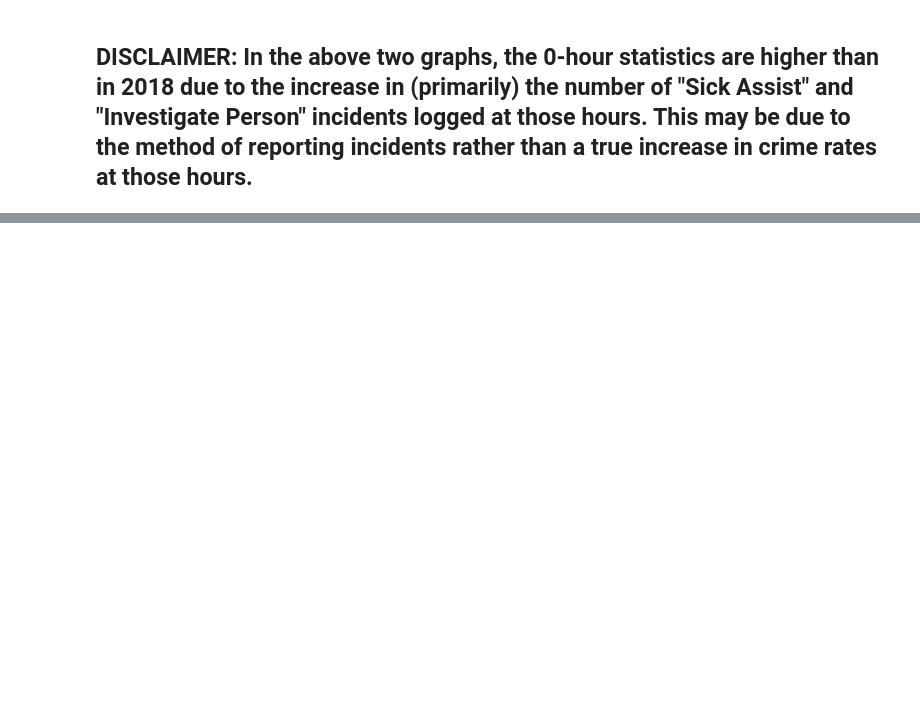
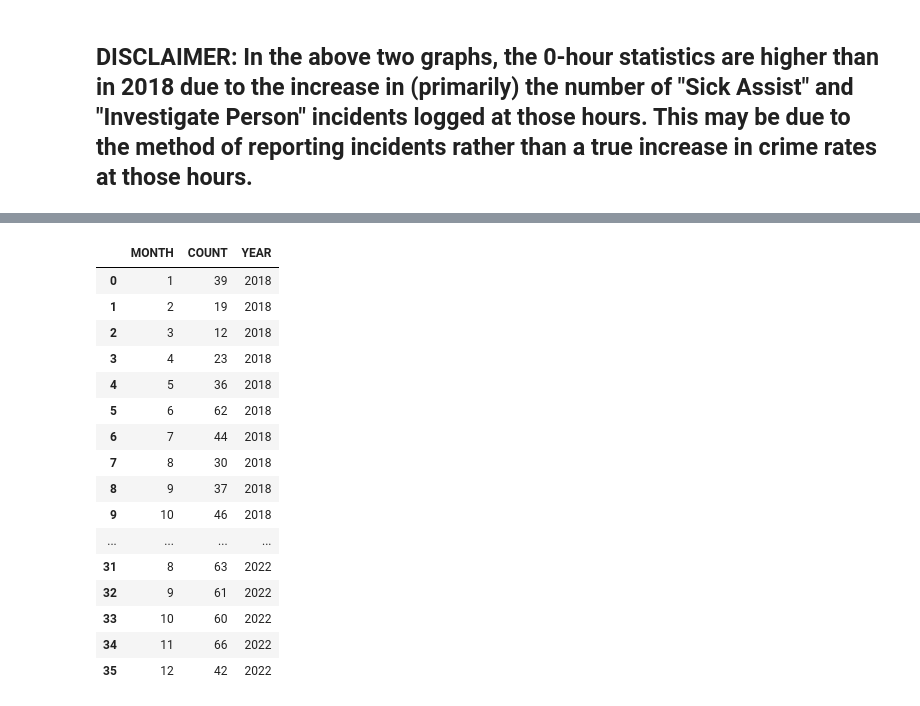
Before and after one commit to Dastardi/data_foundations, a Jupyter notebook: HW2/basic_comparisons.ipynb, the cells around one changed output, grey strips where cells are left out. Cells and saved outputs as stored; diff of their text form; code cells hidden in the pictures; blank space fills up the shorter version.

```diff
--- a/HW2/basic_comparisons.ipynb
+++ b/HW2/basic_comparisons.ipynb
@@ -258,5 +340,23 @@ plt.show()
 # %%
-df = pd.concat([shootings_18, shootings_20, shootings_22], ignore_index=True)
+shootings_all = pd.concat([shootings_18, shootings_20, shootings_22], ignore_index=True)
+shootings_all['YEAR'] = monthly_crimes['YEAR']
 
-yearly_shootings = df.groupby('MONTH')
-df
+shootings_all
+# %% [output]
+|  | MONTH | COUNT | YEAR |
+| 0 | 1 | 39 | 2018 |
+| 1 | 2 | 19 | 2018 |
+| 2 | 3 | 12 | 2018 |
+| 3 | 4 | 23 | 2018 |
+| 4 | 5 | 36 | 2018 |
+| 5 | 6 | 62 | 2018 |
+| 6 | 7 | 44 | 2018 |
+| 7 | 8 | 30 | 2018 |
+| 8 | 9 | 37 | 2018 |
+| 9 | 10 | 46 | 2018 |
+| ... | ... | ... | ... |
+| 31 | 8 | 63 | 2022 |
+| 32 | 9 | 61 | 2022 |
+| 33 | 10 | 60 | 2022 |
+| 34 | 11 | 66 | 2022 |
+| 35 | 12 | 42 | 2022 |
```
Also changed, not shown: parts of 17 cells of this notebook, 4 other files.
